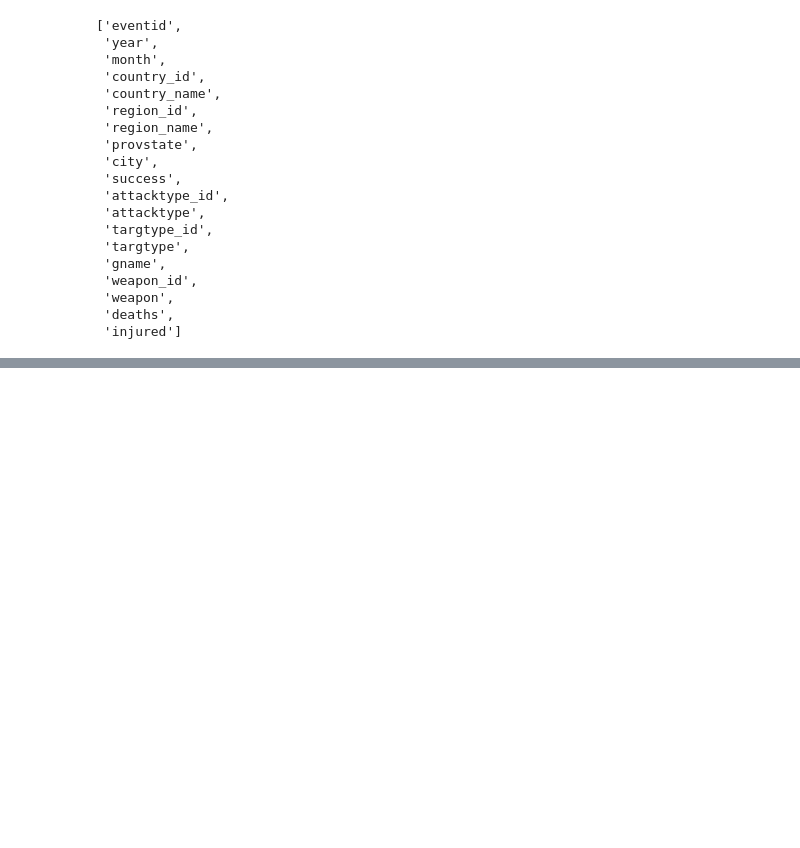
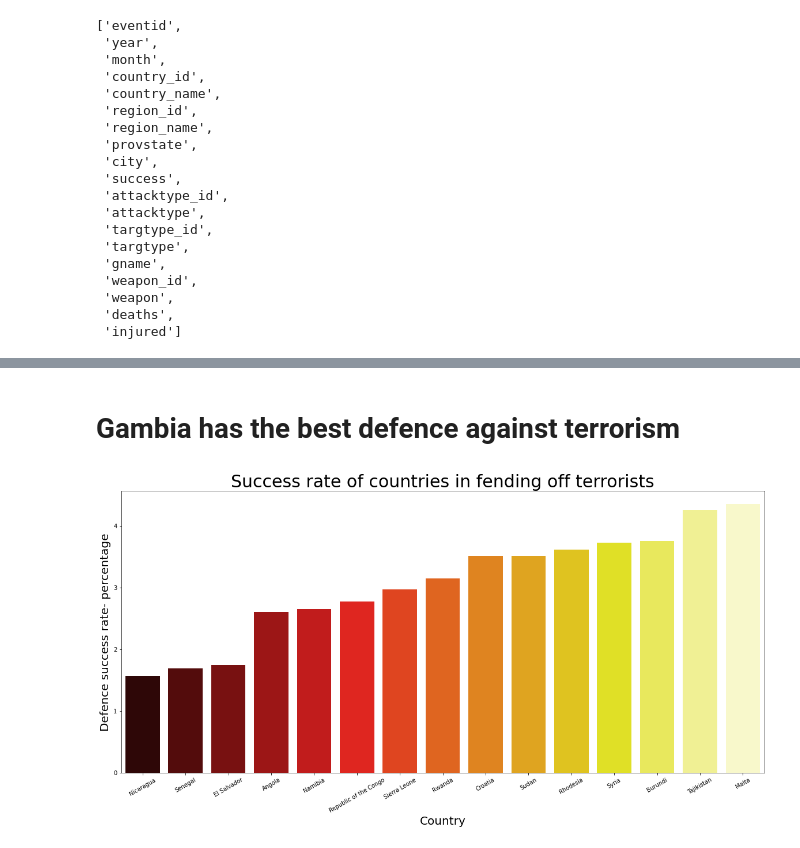
Before and after one commit to harsh15998/terror-data, a Jupyter notebook: Untitled0.ipynb, the cells around one changed output, grey strips where cells are left out. Saved outputs shown, nothing was run; the diff lists cells and outputs as text; code cells hidden in the pictures; blank space fills up the shorter version.

```diff
--- a/Untitled0.ipynb
+++ b/Untitled0.ipynb
@@ -217,0 +404,15 @@ list(new_gtd.columns)
+# %% [markdown]
+# **Gambia has the best defence against terrorism**
+# %%
+plt.rcParams["figure.figsize"]=(20,9)
+sns.barplot(data = merged_df.tail(15).sort_values(by = 'defence_success_rate', ascending = True)
+            ,x = 'country_name'
+            ,y = 'defence_success_rate', palette ='hot'
+            ).tick_params(axis='x', rotation=30)
+
+plt.title("Success rate of countries in fending off terrorists",fontsize=30)
+plt.xlabel("Country",fontsize=20)
+plt.ylabel("Defence success rate- percentage",fontsize=20)
+plt.show()
+# %% [output]
+[figure, added]
```
Also changed, not shown: parts of 69 cells of this notebook.
